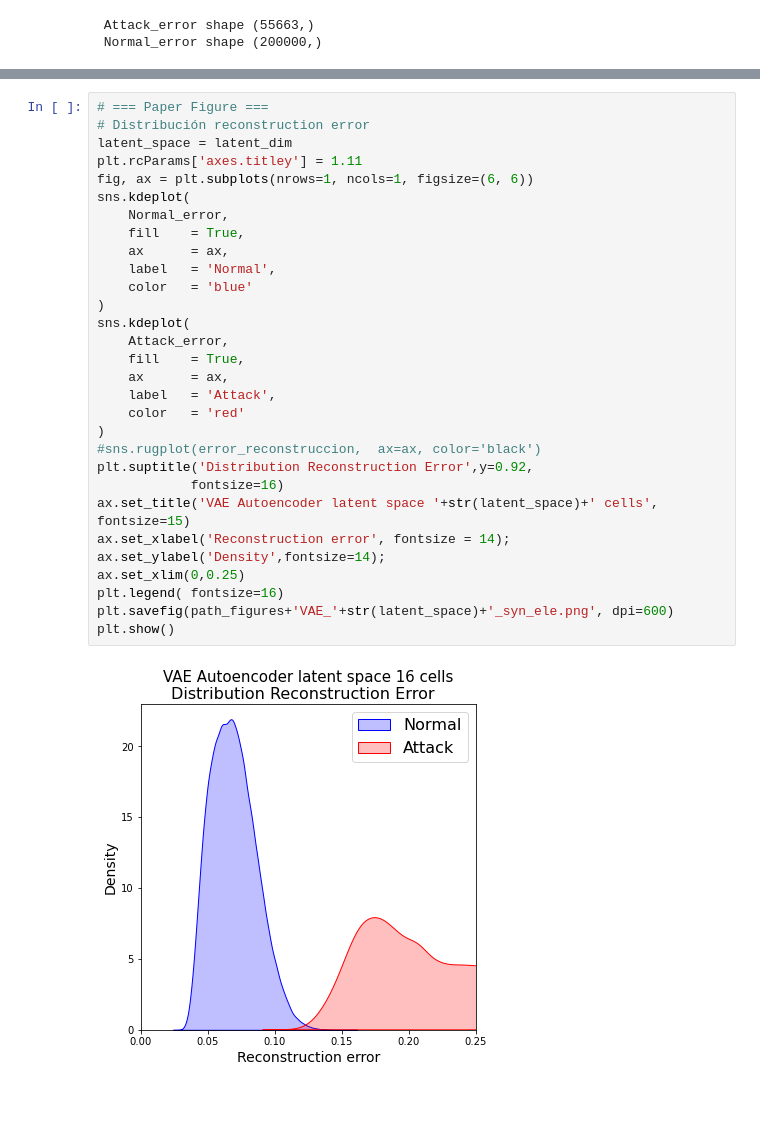
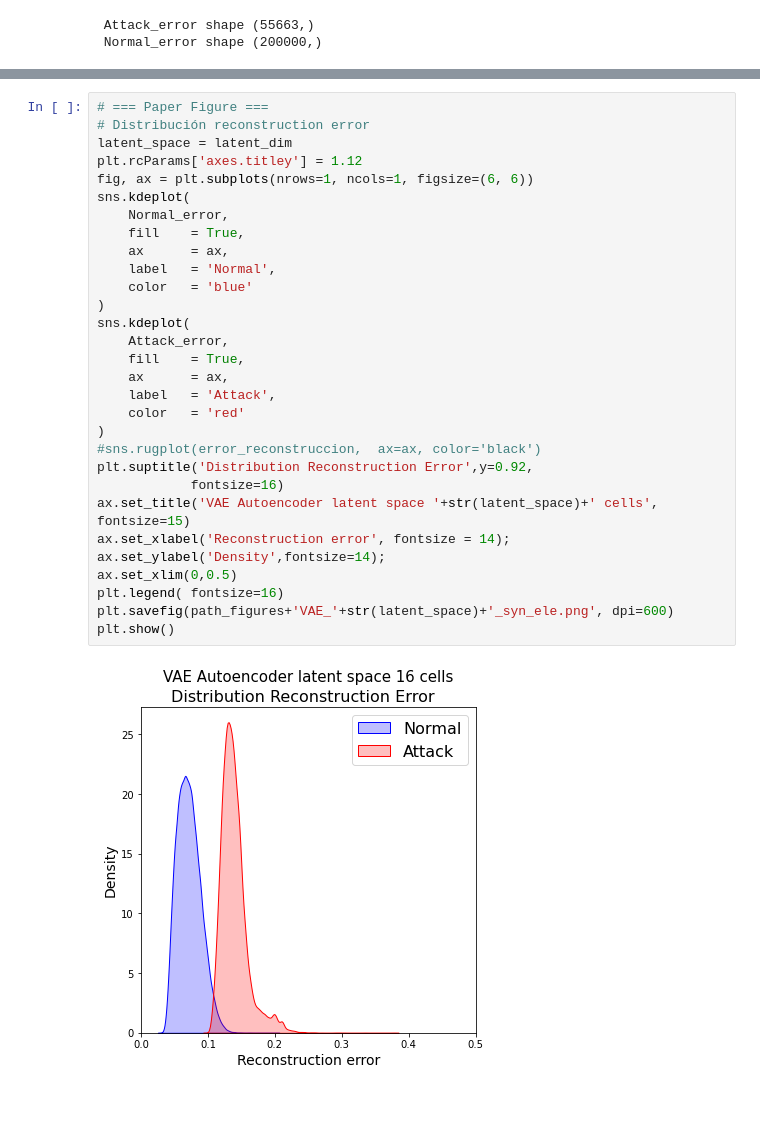
Before and after one commit to castorgit/Autoencoders, a Jupyter notebook: VAE_Ele_Syn_16_v02.ipynb, the cells around one changed output, grey strips where cells are left out. Drawn from its saved outputs; the diff is of its cells as text.

```diff
--- a/VAE_Ele_Syn_16_v02.ipynb
+++ b/VAE_Ele_Syn_16_v02.ipynb
@@ -475,35 +475,35 @@ plt.show()
 # %%
 # === Paper Figure ===
 # Distribución reconstruction error
 latent_space = latent_dim
-plt.rcParams['axes.titley'] = 1.11
+plt.rcParams['axes.titley'] = 1.12
 fig, ax = plt.subplots(nrows=1, ncols=1, figsize=(6, 6))
 sns.kdeplot(
     Normal_error,
     fill    = True,
     ax      = ax,
     label   = 'Normal',
     color   = 'blue'
 )
 sns.kdeplot(
     Attack_error,
     fill    = True,
     ax      = ax,
     label   = 'Attack',
     color   = 'red'
 )
 #sns.rugplot(error_reconstruccion,  ax=ax, color='black')
 plt.suptitle('Distribution Reconstruction Error',y=0.92,
             fontsize=16)
 ax.set_title('VAE Autoencoder latent space '+str(latent_space)+' cells', fontsize=15)
 ax.set_xlabel('Reconstruction error', fontsize = 14);
 ax.set_ylabel('Density',fontsize=14);
-ax.set_xlim(0,0.25)
+ax.set_xlim(0,0.5)
 plt.legend( fontsize=16)
 plt.savefig(path_figures+'VAE_'+str(latent_space)+'_syn_ele.png', dpi=600)
 plt.show()
 # %% [output]
-[figure, old version]
+[figure, new version]
 # %% [markdown]
 ###
 # %%
```
Also changed, not shown: parts of 14 cells of this notebook, 3 other files.
